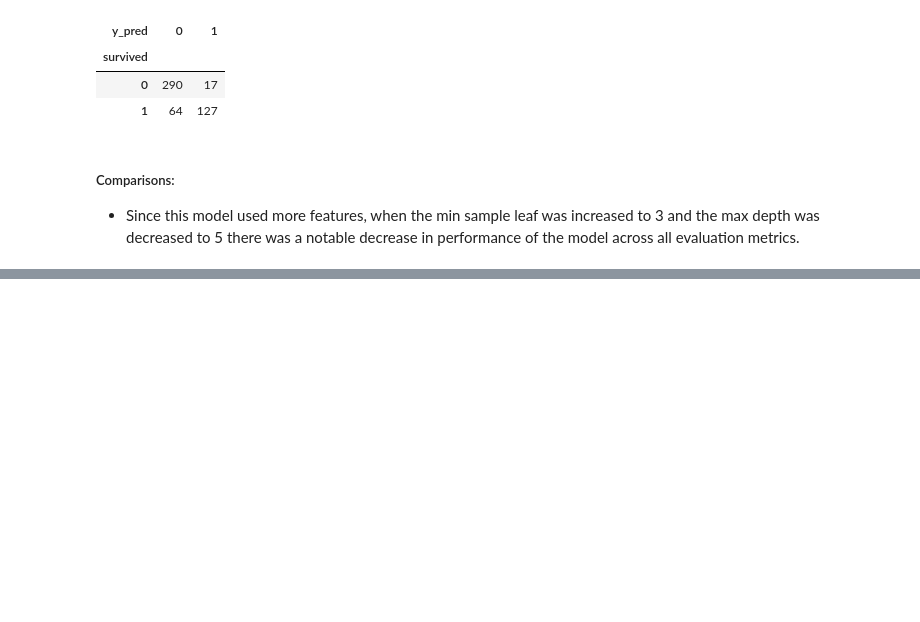
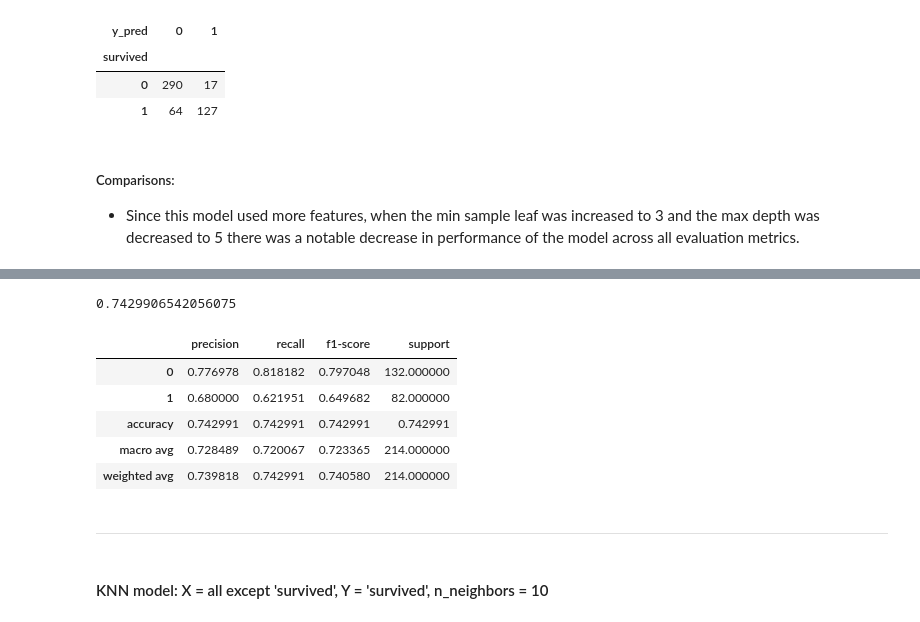
Before and after one commit to NSharick/classification-exercises, a Jupyter notebook: model.ipynb, the cells around one changed output, grey strips where cells are left out. Saved outputs shown, nothing was run; the diff lists cells and outputs as text; code cells hidden in the pictures; blank space fills up the shorter version.

```diff
--- a/model.ipynb
+++ b/model.ipynb
@@ -1359,0 +1177,19 @@ accuracy_score(y_val, y_val_pred)
+# %%
+#look at the model's accuracy for the validate data
+accuracy_score(y_val, y_val_pred)
+# %% [output]
+0.7429906542056075
+# %%
+#evaluate the model with a classification report for the validate data
+pd.DataFrame(classification_report(y_val, y_val_pred, output_dict=True)).transpose()
+# %% [output]
+|  | precision | recall | f1-score | support |
+| 0 | 0.776978 | 0.818182 | 0.797048 | 132.000000 |
+| 1 | 0.680000 | 0.621951 | 0.649682 | 82.000000 |
+| accuracy | 0.742991 | 0.742991 | 0.742991 | 0.742991 |
+| macro avg | 0.728489 | 0.720067 | 0.723365 | 214.000000 |
+| weighted avg | 0.739818 | 0.742991 | 0.740580 | 214.000000 |
+# %% [markdown]
+---
+# %% [markdown]
+#### KNN model: X = all except 'survived',  Y = 'survived', n_neighbors = 10
```
Also changed, not shown: parts of 176 cells of this notebook.
